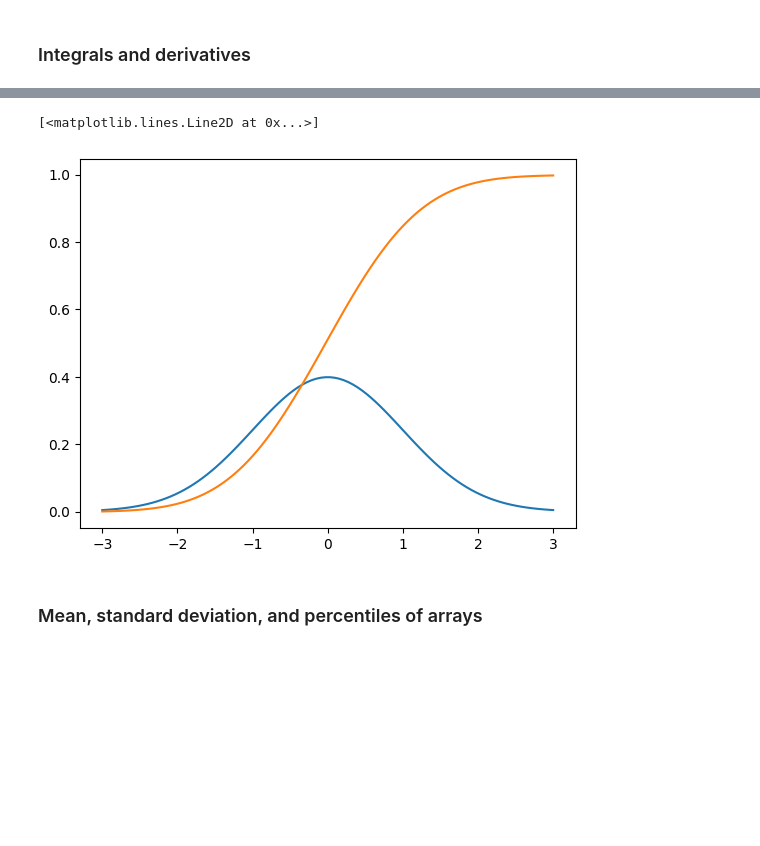
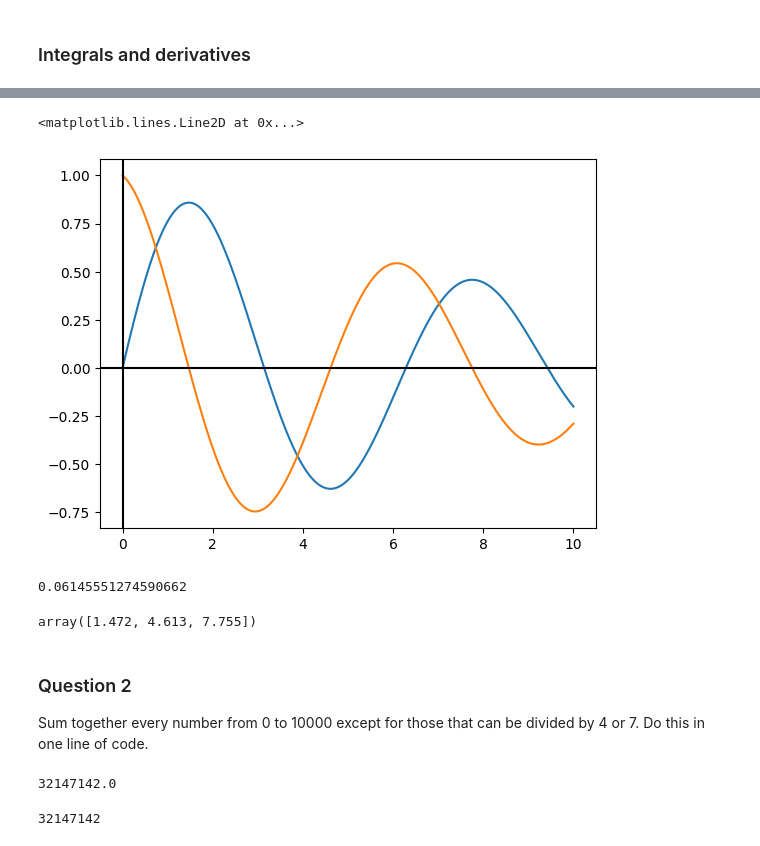
Before and after one commit to ashleysharp/codespaces-jupyter, a Jupyter notebook: notebooks/numpy.ipynb, the cells around one changed output, grey strips where cells are left out. Cells and saved outputs as stored; diff of their text form; code cells hidden in the pictures; blank space fills up the shorter version.

```diff
--- a/notebooks/numpy.ipynb
+++ b/notebooks/numpy.ipynb
@@ -202,9 +220,35 @@ y_int[49]-y_int[24]
+# %%
+N = 10000
+x = np.linspace(0, 10, N+1)
+y = np.exp(-x/10)*np.sin(x)
+dydx = np.gradient(y, x)
 # %%
-plt.plot(x,y)
-#plt.plot(x, dydx)
-plt.plot(x, y_int)
+plt.plot(x, y)
+plt.plot(x, dydx)
+plt.axhline(y=0, color='k')
+plt.axvline(x=0, color='k')
 # %% [output]
-[<matplotlib.lines.Line2D at 0x...>]
+<matplotlib.lines.Line2D at 0x...>
-[figure, old version]
+[figure, new version]
-# %% [markdown]
-### Mean, standard deviation, and percentiles of arrays
+# %%
+np.mean(y[(x>=4)*(x<=7)])
+np.std(y[(x>=4)*(x<=7)])
+np.percentile(y[(x>=4)*(x<=7)], 80)
+# %% [output]
+0.06145551274590662
+# %%
+x[1:][dydx[1:] * dydx[:-1] < 0]
+# %% [output]
+array([1.472, 4.613, 7.755])
+# %% [markdown]
+### Question 2
+Sum together every number from 0 to 10000 except for those that can be divided by 4 or 7. Do this in one line of code.
+# %%
+sum(np.linspace(0, 10000, 10001)[(np.linspace(0, 10000, 10001) % 4 != 0)*(np.linspace(0, 10000, 10001) % 7 != 0)])
+# %% [output]
+32147142.0
+# %%
+nums = np.arange(0, 10001, 1)
+sum(nums[(nums % 4 != 0) * (nums % 7 != 0)])
+# %% [output]
+32147142
```
Also changed, not shown: parts of 15 cells of this notebook.
